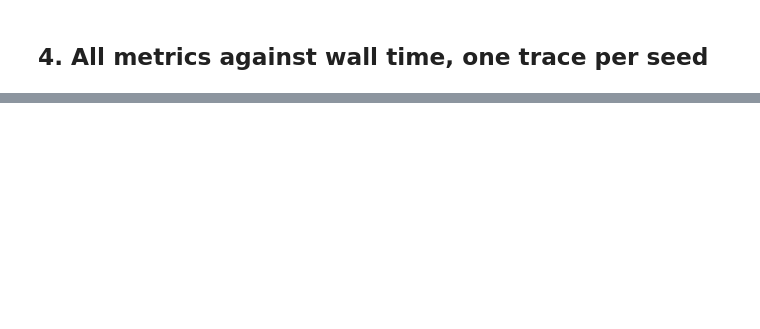
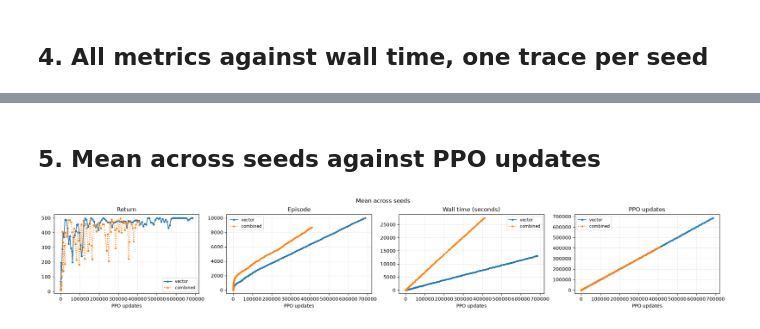
Before and after one commit to jasooney23/wam-comparison, a Jupyter notebook: src/experiments/visual-augmentation-simple/plot_agent_results.ipynb, the cells around one changed output, grey strips where cells are left out. Drawn from its saved outputs; the diff is of its cells as text; code cells hidden in the pictures; blank space fills up the shorter version.

```diff
--- a/src/experiments/visual-augmentation-simple/plot_agent_results.ipynb
+++ b/src/experiments/visual-augmentation-simple/plot_agent_results.ipynb
@@ -108,0 +130,6 @@ plot_metrics("Wall time (seconds)", average=False)
+# %% [markdown]
+## 5. Mean across seeds against PPO updates
+# %%
+plot_metrics(PPO_UPDATES, average=True)
+# %% [output]
+[figure, added]
```
Also changed, not shown: parts of 9 cells of this notebook.
